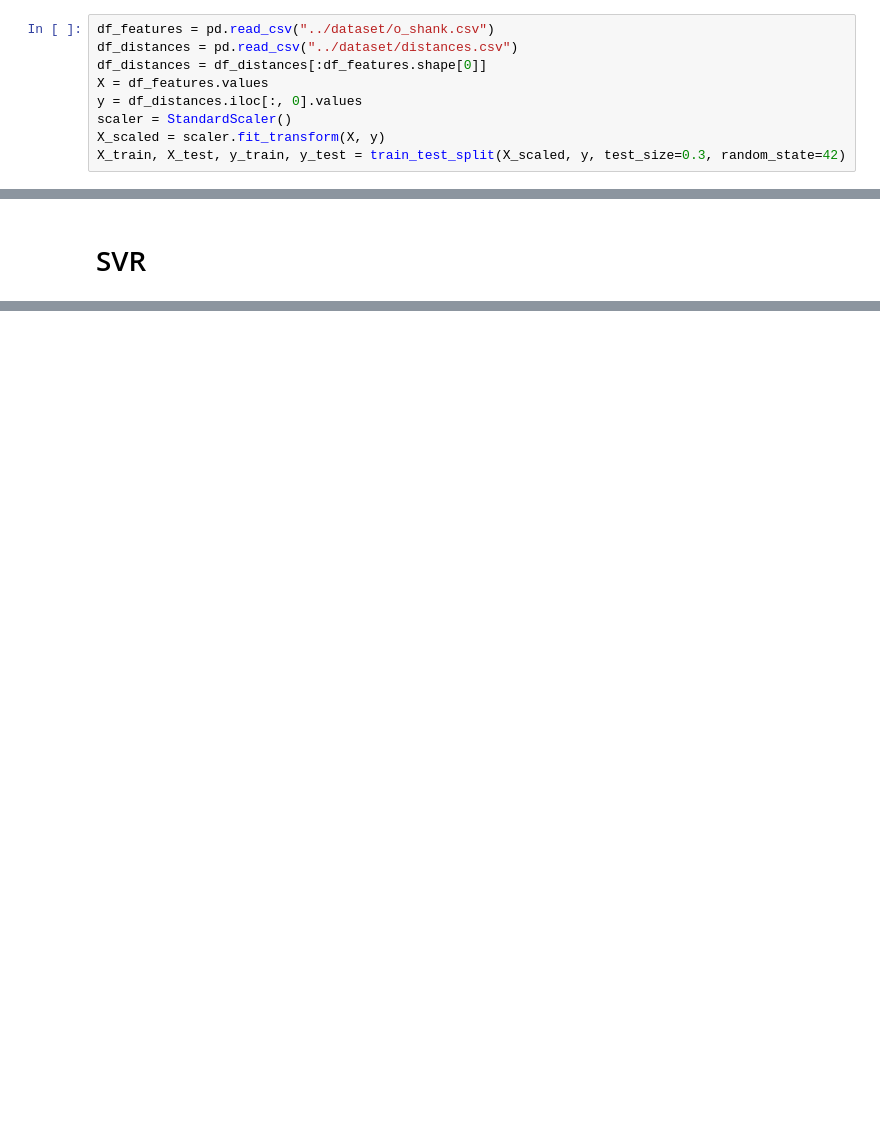
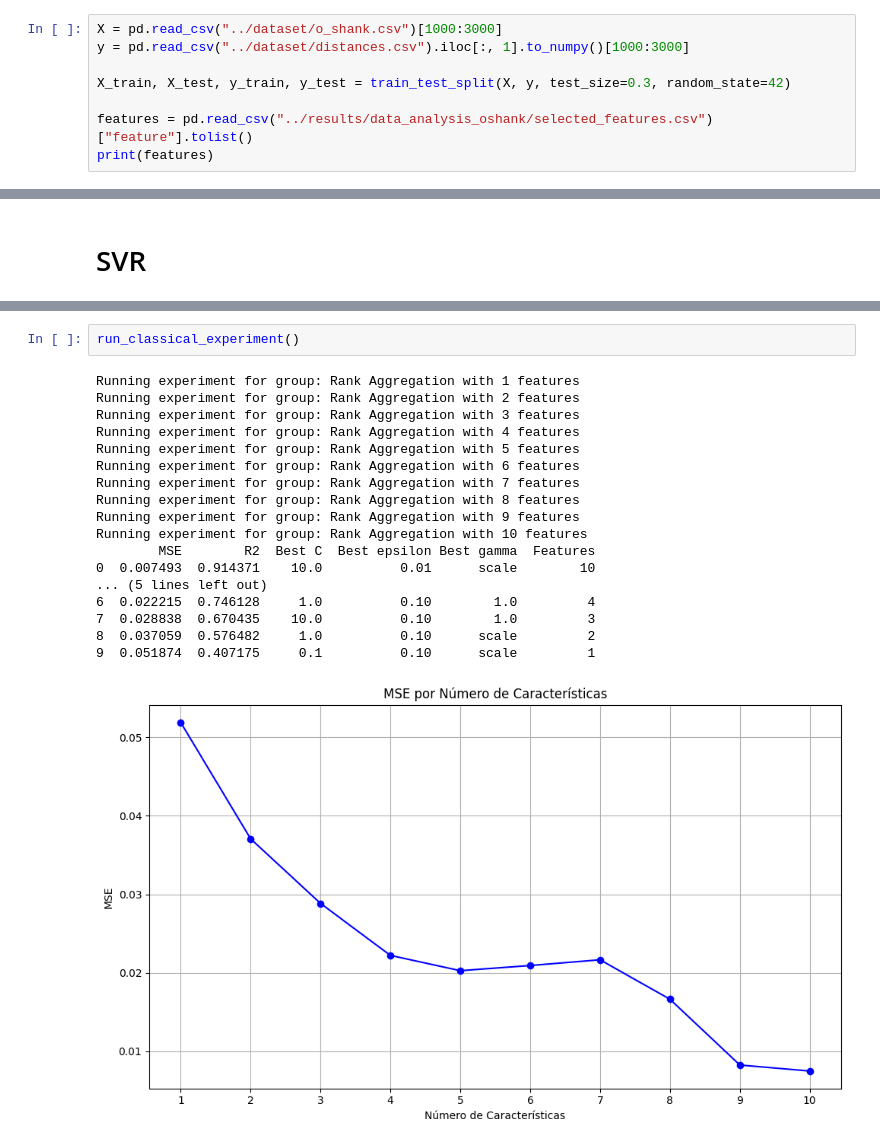
Before and after one commit to gddeazevedo/rgpe, a Jupyter notebook: notebooks/svr_v3.ipynb, the cells around one changed output, grey strips where cells are left out. Saved outputs shown, nothing was run; the diff lists cells and outputs as text; blank space fills up the shorter version.

```diff
--- a/notebooks/svr_v3.ipynb
+++ b/notebooks/svr_v3.ipynb
@@ -11,11 +26,10 @@ from sklearn.metrics import r2_score, mean_squared_error
 # %% [markdown]
 # Loading data
 # %%
-df_features = pd.read_csv("../dataset/o_shank.csv")
-df_distances = pd.read_csv("../dataset/distances.csv")
-df_distances = df_distances[:df_features.shape[0]]
-X = df_features.values
-y = df_distances.iloc[:, 0].values
-scaler = StandardScaler()
-X_scaled = scaler.fit_transform(X, y)
-X_train, X_test, y_train, y_test = train_test_split(X_scaled, y, test_size=0.3, random_state=42)
+X = pd.read_csv("../dataset/o_shank.csv")[1000:3000]
+y = pd.read_csv("../dataset/distances.csv").iloc[:, 1].to_numpy()[1000:3000]
+
+X_train, X_test, y_train, y_test = train_test_split(X, y, test_size=0.3, random_state=42)
+
+features = pd.read_csv("../results/data_analysis_oshank/selected_features.csv")["feature"].tolist()
+print(features)
@@ -91,0 +102,21 @@ plt.show()
+# %%
+run_classical_experiment()
+# %% [output]
+Running experiment for group: Rank Aggregation with 1 features
+Running experiment for group: Rank Aggregation with 2 features
+Running experiment for group: Rank Aggregation with 3 features
+Running experiment for group: Rank Aggregation with 4 features
+Running experiment for group: Rank Aggregation with 5 features
+Running experiment for group: Rank Aggregation with 6 features
+Running experiment for group: Rank Aggregation with 7 features
+Running experiment for group: Rank Aggregation with 8 features
+Running experiment for group: Rank Aggregation with 9 features
+Running experiment for group: Rank Aggregation with 10 features
+        MSE        R2  Best C  Best epsilon Best gamma  Features
+0  0.007493  0.914371    10.0          0.01      scale        10
+... (5 lines left out)
+6  0.022215  0.746128     1.0          0.10        1.0         4
+7  0.028838  0.670435    10.0          0.10        1.0         3
+8  0.037059  0.576482     1.0          0.10      scale         2
+9  0.051874  0.407175     0.1          0.10      scale         1
+[figure, added]
```
Also changed, not shown: parts of 6 cells of this notebook, 6 other files.
